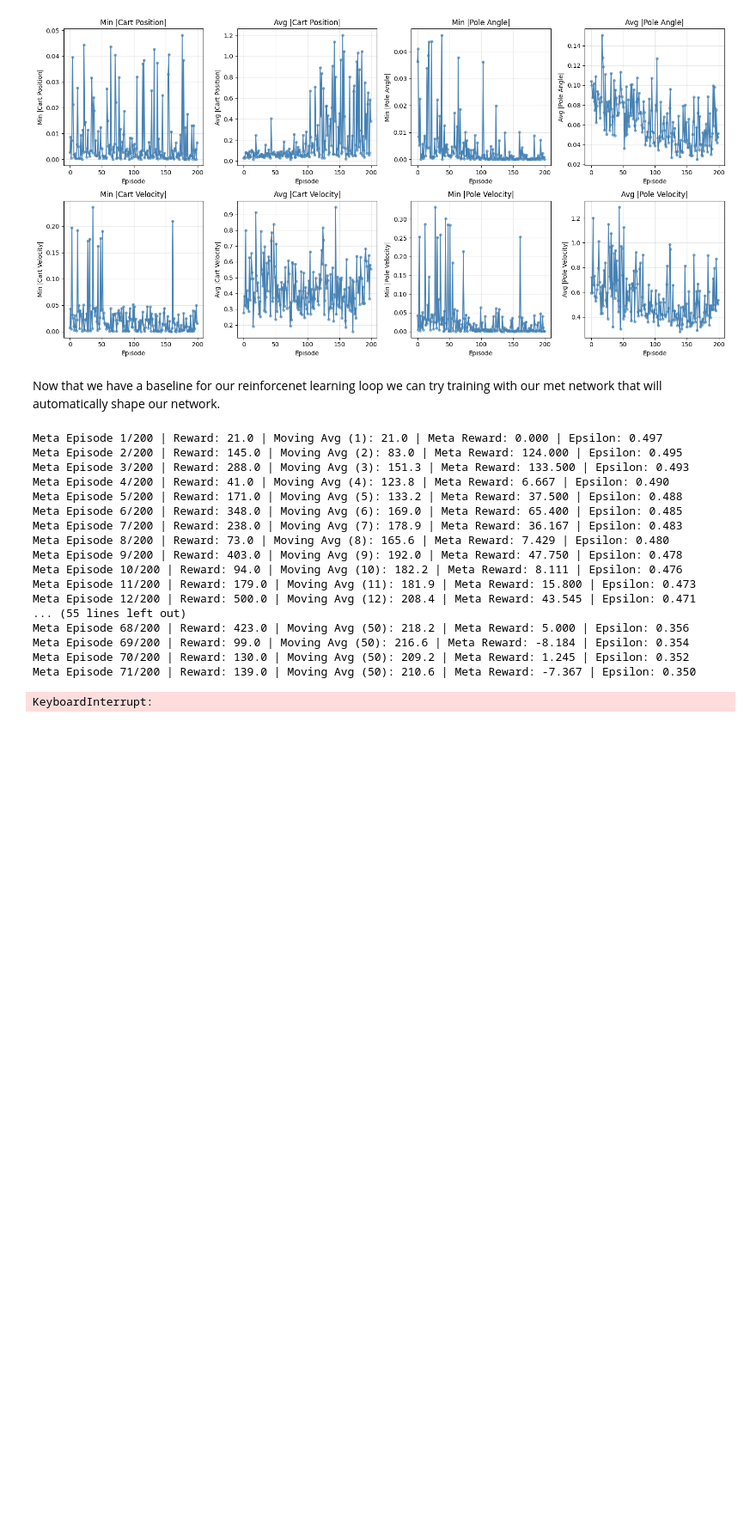
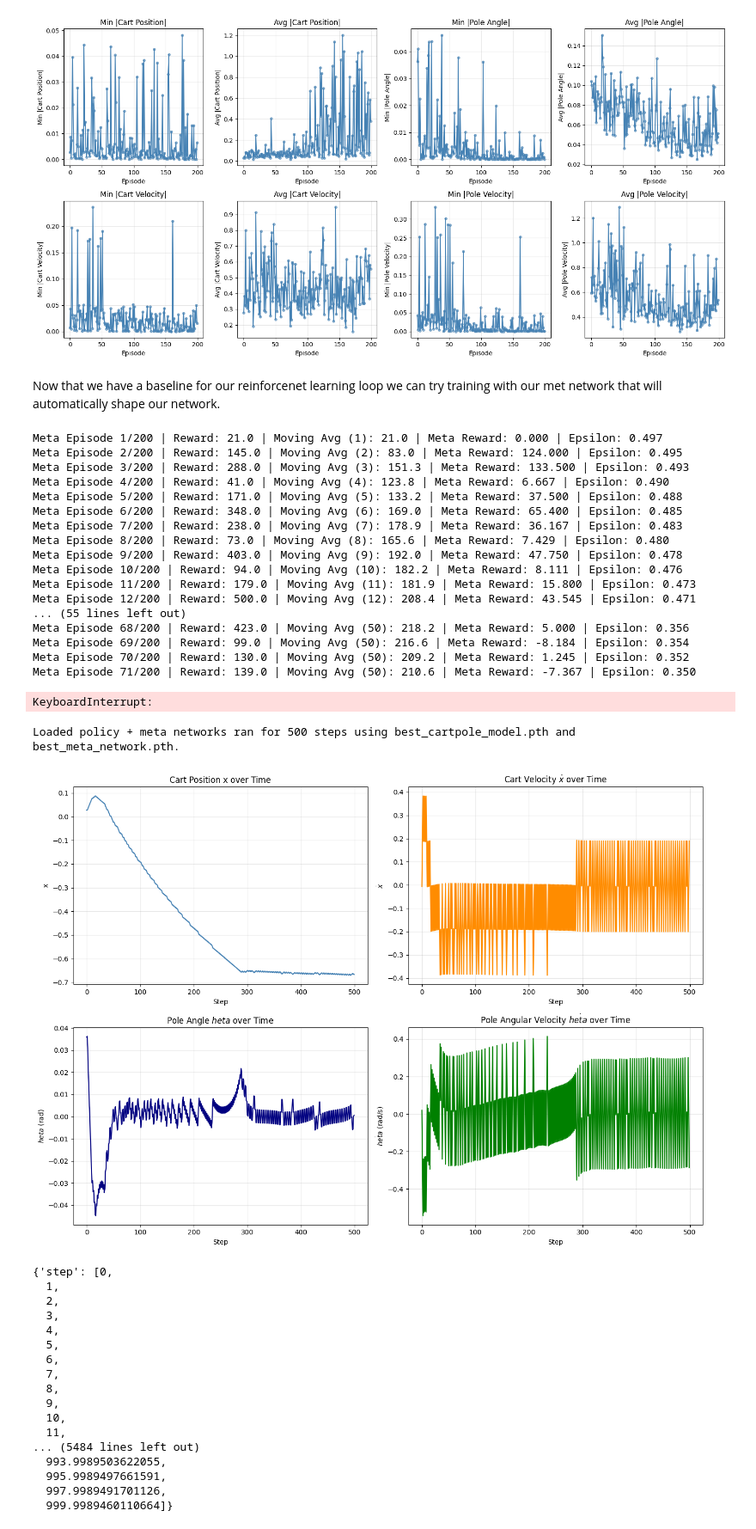
Before and after one commit to johntomlinsonn/learning-to-learn, a Jupyter notebook: cartpole-implementation/implementation.ipynb, the cells around one changed output. Shown at 86% size. Cells and saved outputs as stored; diff of their text form; code cells hidden in the pictures; blank space fills up the shorter version.

Commit message:
new graphs

```diff
--- a/cartpole-implementation/implementation.ipynb
+++ b/cartpole-implementation/implementation.ipynb
@@ -351,7 +351,7 @@ Meta Episode 70/200 | Reward: 130.0 | Moving Avg (50): 209.2 | Meta Reward: 1.24
 Meta Episode 71/200 | Reward: 139.0 | Moving Avg (50): 210.6 | Meta Reward: -7.367 | Epsilon: 0.350
 KeyboardInterrupt:
 # %%
-# Load saved policy and meta networks, run one deterministic episode, and visualize reward traces.
+# Load saved policy and meta networks, run one deterministic episode, and visualize state traces.
 from pathlib import Path
 
 POLICY_PATH = Path("best_cartpole_model.pth")
@@ -429,42 +429,62 @@ while not done and step < MAX_STEPS_PER_EPISODE:
     episode_trace["meta_reward"].append(shaped_reward)
     episode_trace["combined_reward"].append(combined_reward)
     episode_trace["cum_env_reward"].append(cum_env_reward)
     episode_trace["cum_combined_reward"].append(cum_combined_reward)
 
     state = next_state
     done = terminated or truncated
     step += 1
 
 episode_length = len(episode_trace["step"])
 print(f"Loaded policy + meta networks ran for {episode_length} steps using {POLICY_PATH.name} and {META_PATH.name}.")
 
 fig, axes = plt.subplots(2, 2, figsize=(14, 10))
 axes = axes.flatten()
 
-axes[0].plot(episode_trace["step"], episode_trace["env_reward"], color="steelblue")
-axes[0].set_title("Env Reward per Step")
+axes[0].scatter(episode_trace["step"], episode_trace["x"], color="steelblue", s=20)
+axes[0].set_title("Cart Position x over Time")
 axes[0].set_xlabel("Step")
-axes[0].set_ylabel("Reward")
+axes[0].set_ylabel("x")
 
-axes[1].plot(episode_trace["step"], episode_trace["meta_reward"], color="darkorange")
-axes[1].set_title("Meta Reward per Step")
+axes[1].scatter(episode_trace["step"], episode_trace["x_dot"], color="darkorange", s=20)
+axes[1].set_title("Cart Velocity $\dot{x}$ over Time")
 axes[1].set_xlabel("Step")
-axes[1].set_ylabel("Shaping Reward")
+axes[1].set_ylabel("$\dot{x}$")
 
-axes[2].plot(episode_trace["step"], episode_trace["cum_env_reward"], color="navy")
-axes[2].set_title("Env Reward Over Time")
+axes[2].scatter(episode_trace["step"], episode_trace["theta"], color="navy", s=20)
+axes[2].set_title("Pole Angle $\theta$ over Time")
 axes[2].set_xlabel("Step")
-axes[2].set_ylabel("Cumulative Reward")
+axes[2].set_ylabel("$\theta$ (rad)")
 
-axes[3].plot(episode_trace["step"], episode_trace["cum_combined_reward"], color="green")
-axes[3].set_title("Env + Meta Reward Over Time")
+axes[3].scatter(episode_trace["step"], episode_trace["theta_dot"], color="green", s=20)
+axes[3].set_title("Pole Angular Velocity $\dot{\theta}$ over Time")
 axes[3].set_xlabel("Step")
-axes[3].set_ylabel("Cumulative Reward")
+axes[3].set_ylabel("$\dot{\theta}$ (rad/s)")
 
 for ax in axes:
     ax.grid(True, alpha=0.3)
 
 plt.tight_layout()
 plt.show()
 
 episode_trace
+# %% [output]
+Loaded policy + meta networks ran for 500 steps using best_cartpole_model.pth and best_meta_network.pth.
+[figure, added]
+{'step': [0,
+  1,
+  2,
+  3,
+  4,
+  5,
+  6,
+  7,
+  8,
+  9,
+  10,
+  11,
+... (5484 lines left out)
+  993.9989503622055,
+  995.9989497661591,
+  997.9989491701126,
+  999.9989460110664]}
```
